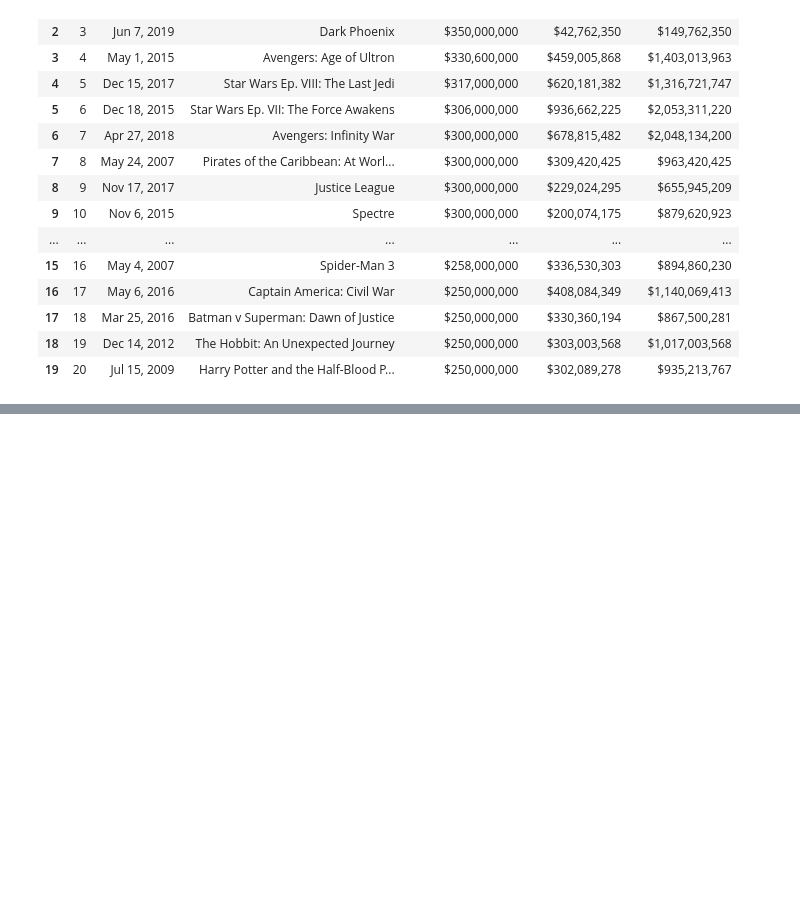
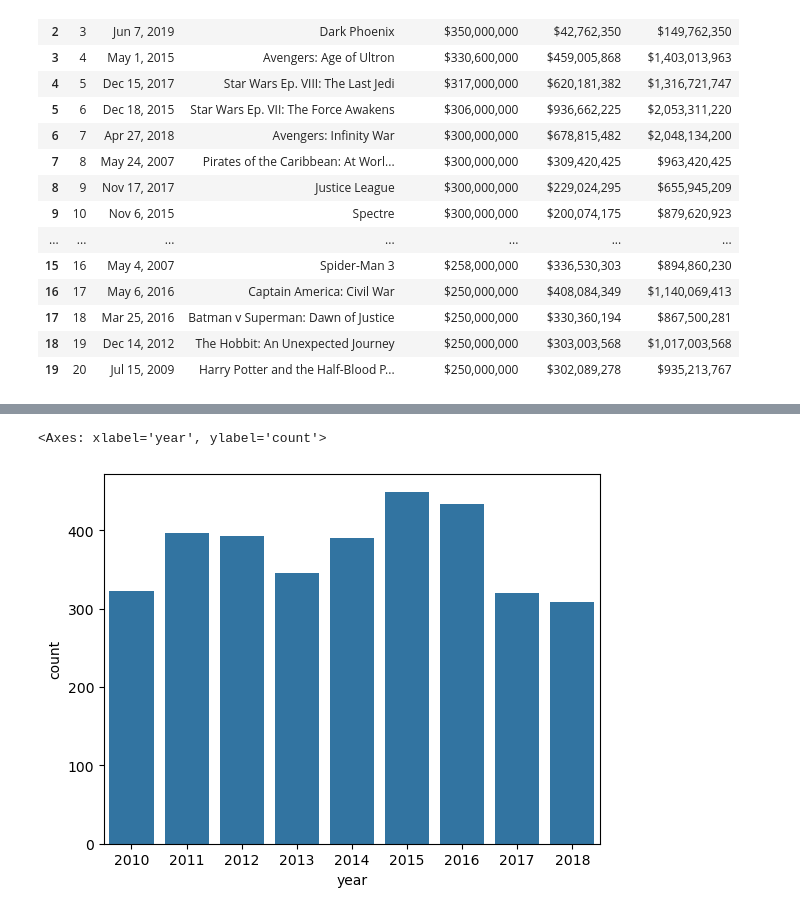
Before and after one commit to gkipkirui1/DSC_PT08P2_Phase_2_Project_Grp_1_Final, a Jupyter notebook: Index.ipynb, the cells around one changed output, grey strips where cells are left out. Saved outputs shown, nothing was run; the diff lists cells and outputs as text; code cells hidden in the pictures; blank space fills up the shorter version.

```diff
--- a/Index.ipynb
+++ b/Index.ipynb
@@ -75,3 +81,7 @@ df_1.head(20)
 | 17 | 18 | Mar 25, 2016 | Batman v Superman: Dawn of Justice | $250,000,000 | $330,360,194 | $867,500,281 |
 | 18 | 19 | Dec 14, 2012 | The Hobbit: An Unexpected Journey | $250,000,000 | $303,003,568 | $1,017,003,568 |
 | 19 | 20 | Jul 15, 2009 | Harry Potter and the Half-Blood P... | $250,000,000 | $302,089,278 | $935,213,767 |
+# %%
+# Read movie_gross file and check the first five rows
+movie_gross = pd.read_csv("unzipped/dsc-phase-2-project-v3-main/zippedData/bom.movie_gross.csv.gz")
+movie_gross.head()
@@ -77,0 +584,15 @@ df_1.head(20)
+# %%
+# Remove rows with missing values in 'studio' and 'domestic_gross' columns
+cleaned_movie_gross = movie_gross.dropna(subset=['studio', 'domestic_gross'])
+
+# Making a copy of the DataFrame
+cleaned_movie_gross = movie_gross.dropna(subset=['studio', 'domestic_gross']).copy()
+
+# Fill Missing Values in 'foreign_gross' with 0
+cleaned_movie_gross['foreign_gross'] = cleaned_movie_gross['foreign_gross'].fillna(0)
+
+#Checking if there are any Missing Values
+cleaned_movie_gross.isna().sum()
+
+#Checking the Data Types of the Movie Gross Dataset
+cleaned_movie_gross.info()
@@ -77,0 +654,5 @@ df_1.head(20)
+# %%
+sns.countplot(data=cleaned_movie_gross, x="year")
+# %% [output]
+<Axes: xlabel='year', ylabel='count'>
+[figure, added]
```
Also changed, not shown: parts of 77 cells of this notebook, 4 other files.
